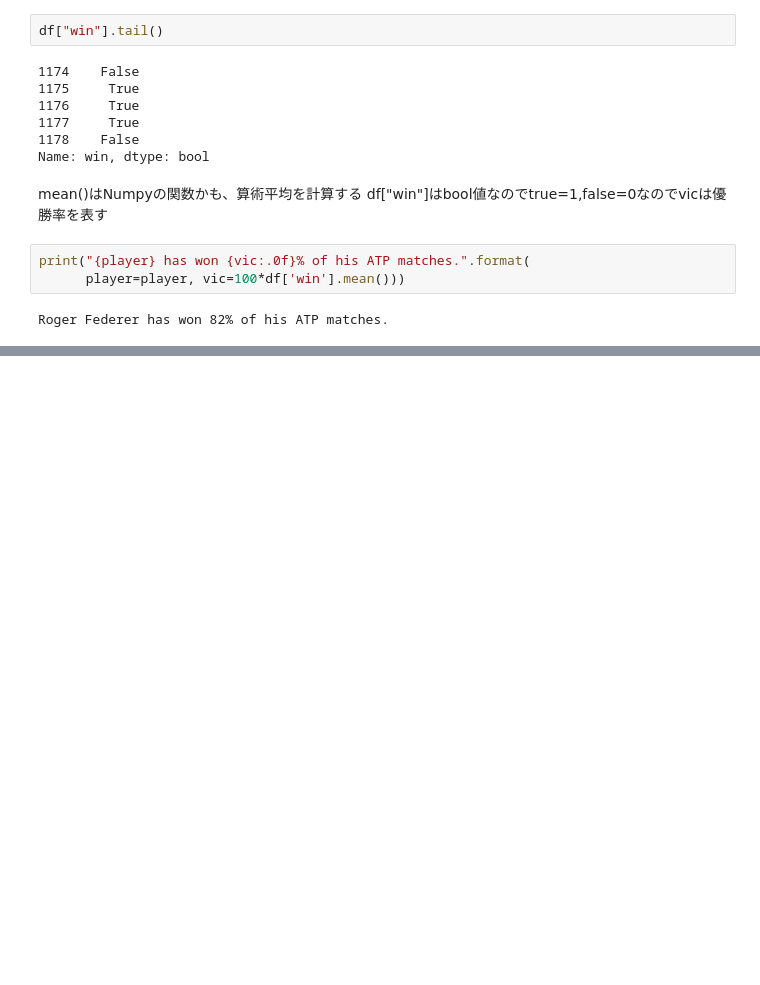
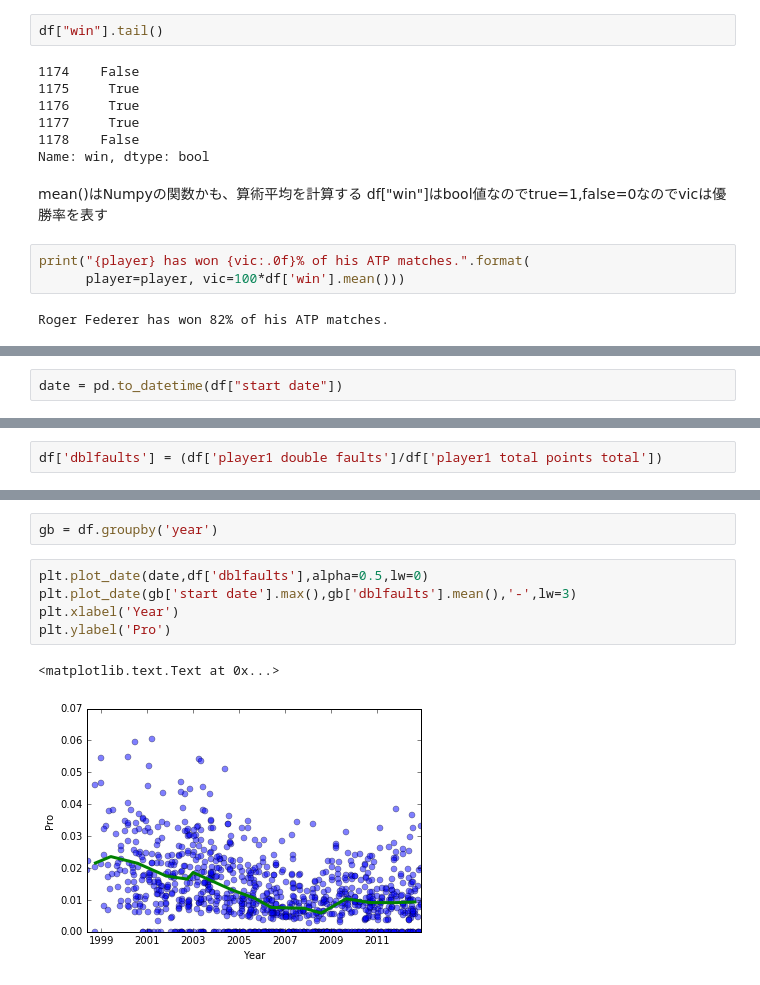
Before and after one commit to melancholymans/cookbook, a Jupyter notebook: IPythonCookBook.ipynb, the cells around one changed output, grey strips where cells are left out. Cells and saved outputs as stored; diff of their text form; blank space fills up the shorter version.

```diff
--- a/IPythonCookBook.ipynb
+++ b/IPythonCookBook.ipynb
@@ -707,0 +704,2 @@ ERROR: Cell magic `%%dirs` not found (But line magic `%dirs` exists, did you mea
+# %%
+date = pd.to_datetime(df["start date"])
@@ -707,0 +715,2 @@ ERROR: Cell magic `%%dirs` not found (But line magic `%dirs` exists, did you mea
+# %%
+df['dblfaults'] = (df['player1 double faults']/df['player1 total points total'])
@@ -707,0 +752,10 @@ ERROR: Cell magic `%%dirs` not found (But line magic `%dirs` exists, did you mea
+# %%
+gb = df.groupby('year')
+# %%
+plt.plot_date(date,df['dblfaults'],alpha=0.5,lw=0)
+plt.plot_date(gb['start date'].max(),gb['dblfaults'].mean(),'-',lw=3)
+plt.xlabel('Year')
+plt.ylabel('Pro')
+# %% [output]
+<matplotlib.text.Text at 0x...>
+[figure, added]
```
Also changed, not shown: parts of 5 cells of this notebook.
